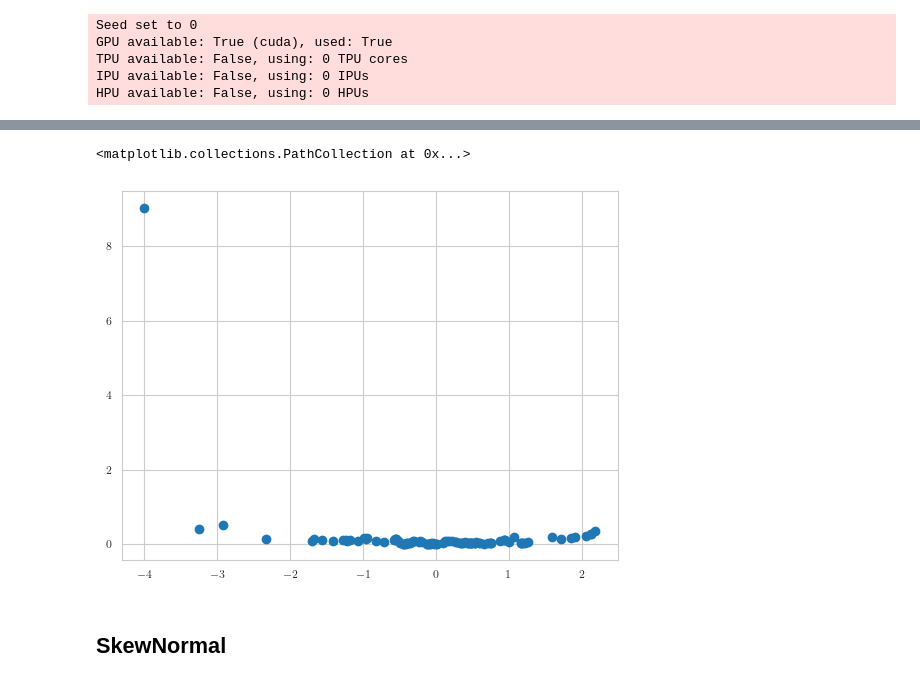
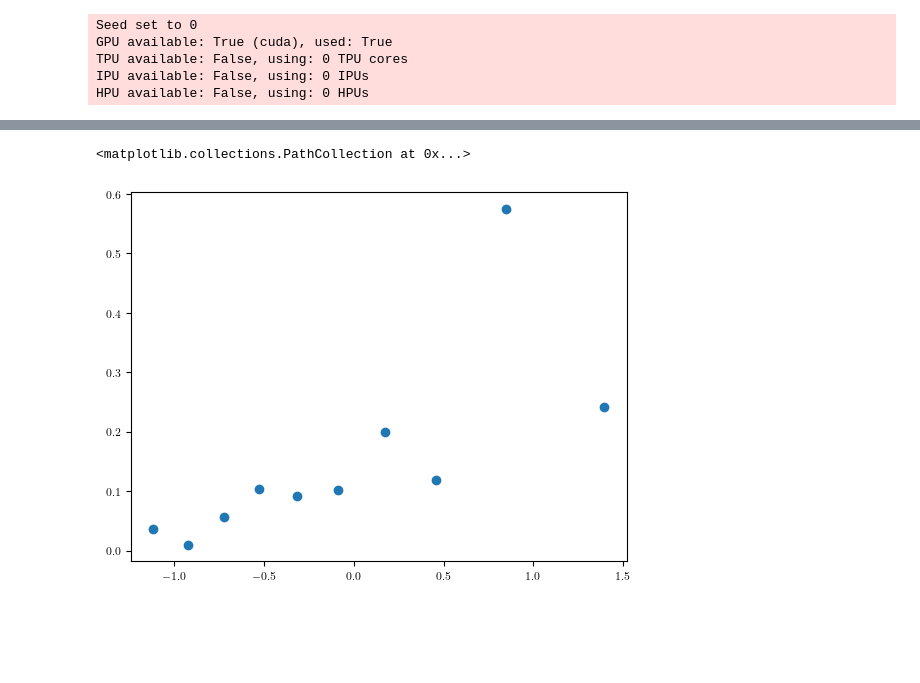
Before and after one commit to Danfoa/symm_rep_learn, a Jupyter notebook: NCP/examples/cde_baselines.ipynb, the cells around one changed output, grey strips where cells are left out. Cells and saved outputs as stored; diff of their text form; code cells hidden in the pictures; blank space fills up the shorter version.

```diff
--- a/NCP/examples/cde_baselines.ipynb
+++ b/NCP/examples/cde_baselines.ipynb
@@ -1081,2 +1854,0 @@ model = DeepSVD(NCP_operator, gamma=config.gamma, device=device)
-# %%
-model.fit(X_train, Y_train, X_val, Y_val, epochs=int(config.epochs), optimizer=optimizer, optimizer_kwargs=optimizer_kwargs)
@@ -1159,0 +1995,19 @@ print(np.median(scores))
+# %%
+x_grid = np.percentile(X_train, np.linspace(10, 90, num=10))
+p1, p99 = np.percentile(Y_train, [1, 99])
+ys, step = np.linspace(p1, p99, num=1000, retstep=True)
+ys = frnp(ys.reshape(-1, 1))
+
+postprocess = 'whitening'
+scores = []
+for xi in x_grid:
+    fys, pred_pdf = NCP_model.pdf(frnp([[xi]]), frnp(ys), postprocess=postprocess, p_y=p_y)
+    pred_cdf = pdf2cdf(pred_pdf, step)
+    true_cdf = density_simulator.cdf(xscaler.inverse_transform(np.ones_like(ys)*xi), yscaler.inverse_transform(ys))
+    result = compute_metrics(true_cdf.squeeze(), pred_cdf.squeeze(), metrics='all', smooth=True, values=fys.squeeze())
+    result['x'] = xi
+
+    scores.append(result)
+# %%
+scores = pd.DataFrame(scores)
+print(scores.mean())
@@ -1159,0 +2022,3 @@ print(np.median(scores))
+# %%
+scores = pd.DataFrame(scores)
+print(scores.median())
@@ -1160,7 +2033,5 @@ print(np.median(scores))
 # %%
-plt.scatter(X_test.squeeze(), np.array(scores))
+plt.scatter(x_grid.squeeze(), np.array(scores.jensen_shannon_dv))
 # %% [output]
 <matplotlib.collections.PathCollection at 0x...>
-[figure, old version]
+[figure, new version]
-# %% [markdown]
-## SkewNormal
```
Also changed, not shown: parts of 101 cells of this notebook, 6 other files.
